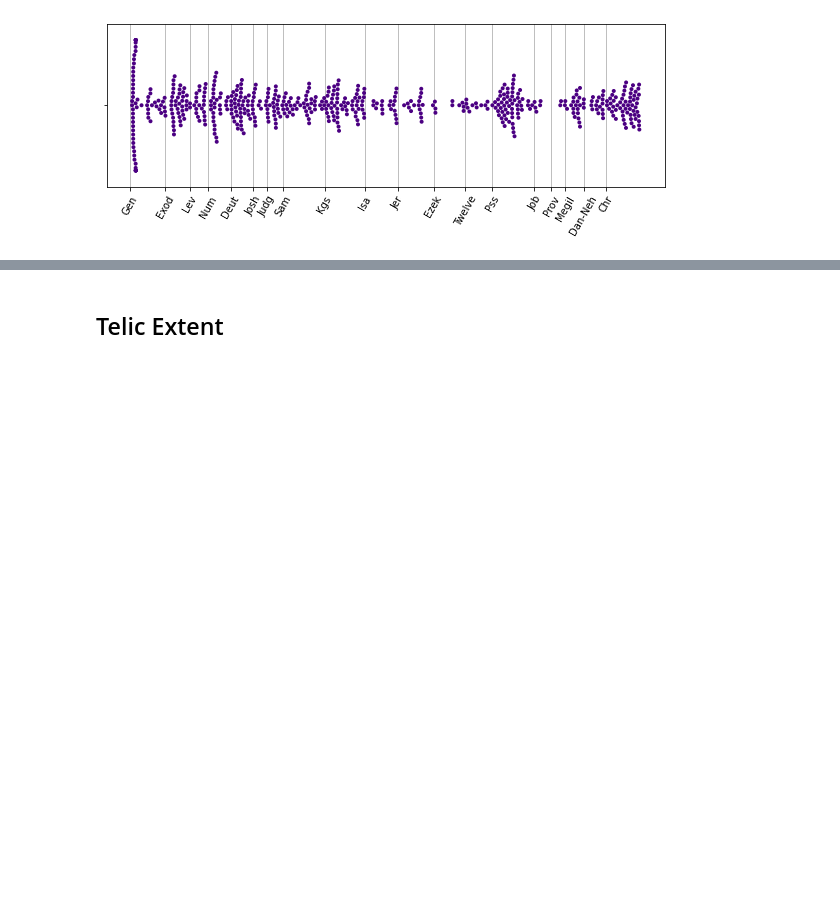
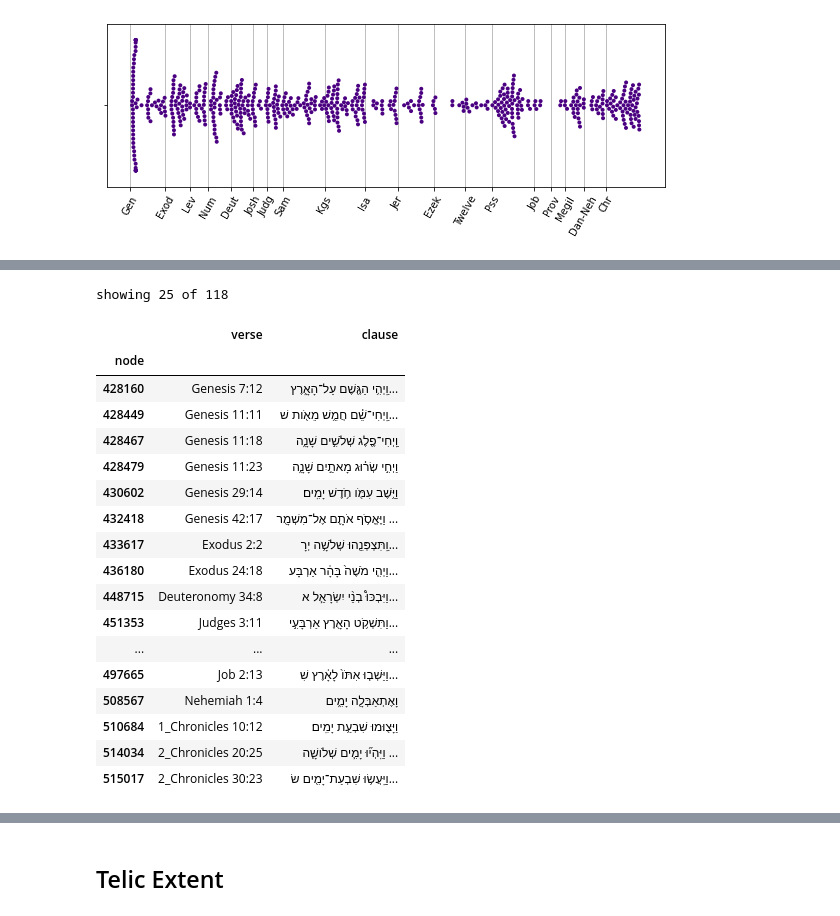
Before and after one commit to CambridgeSemiticsLab/BH_time_collocations, a Jupyter notebook: workflow/notebooks/analysis/sem_distribution.ipynb, the cells around one changed output, grey strips where cells are left out. Cells and saved outputs as stored; diff of their text form; code cells hidden in the pictures; blank space fills up the shorter version.

```diff
--- a/workflow/notebooks/analysis/sem_distribution.ipynb
+++ b/workflow/notebooks/analysis/sem_distribution.ipynb
@@ -872,0 +939,27 @@ out.plot(
+# %%
+ts.show(
+    atel_df[
+        (atel_df.verbform == 'wayq')
+        & (atel_df.main_genre == 'prose-N')
+    ]
+)
+# %% [output]
+showing 25 of 118
+|  | verse | clause |
+| node |  |  |
+| 428160 | Genesis 7:12 | וַֽיְהִ֥י הַגֶּ֖שֶׁם עַל־הָאָ֑רֶץ... |
+| 428449 | Genesis 11:11 | וַֽיְחִי־שֵׁ֗ם חֲמֵ֥שׁ מֵאֹ֖ות שׁ... |
+| 428467 | Genesis 11:18 | וַֽיְחִי־פֶ֖לֶג שְׁלֹשִׁ֣ים שָׁנָ֑ה |
+| 428479 | Genesis 11:23 | וַיְחִ֣י שְׂר֗וּג מָאתַ֣יִם שָׁנָ֑ה |
+| 430602 | Genesis 29:14 | וַיֵּ֥שֶׁב עִמֹּ֖ו חֹ֥דֶשׁ יָמִֽים׃ |
+| 432418 | Genesis 42:17 | וַיֶּאֱסֹ֥ף אֹתָ֛ם אֶל־מִשְׁמָ֖ר ... |
+| 433617 | Exodus 2:2 | וַֽתִּצְפְּנֵ֖הוּ שְׁלֹשָׁ֥ה יְרָ... |
+| 436180 | Exodus 24:18 | וַיְהִ֤י מֹשֶׁה֙ בָּהָ֔ר אַרְבָּע... |
+| 448715 | Deuteronomy 34:8 | וַיִּבְכּוּ֩ בְנֵ֨י יִשְׂרָאֵ֧ל א... |
+| 451353 | Judges 3:11 | וַתִּשְׁקֹ֥ט הָאָ֖רֶץ אַרְבָּעִ֣י... |
+| ... | ... | ... |
+| 497665 | Job 2:13 | וַיֵּשְׁב֤וּ אִתֹּו֙ לָאָ֔רֶץ שִׁ... |
+| 508567 | Nehemiah 1:4 | וָאֶתְאַבְּלָ֖ה יָמִ֑ים |
+| 510684 | 1_Chronicles 10:12 | וַיָּצ֖וּמוּ שִׁבְעַ֥ת יָמִֽים׃ |
+| 514034 | 2_Chronicles 20:25 | וַיִּֽהְי֞וּ יָמִ֧ים שְׁלֹושָׁ֛ה ... |
+| 515017 | 2_Chronicles 30:23 | וַיַּֽעֲשׂ֥וּ שִׁבְעַת־יָמִ֖ים שׂ... |
```
Also changed, not shown: parts of 12 cells of this notebook, 20 other files.
